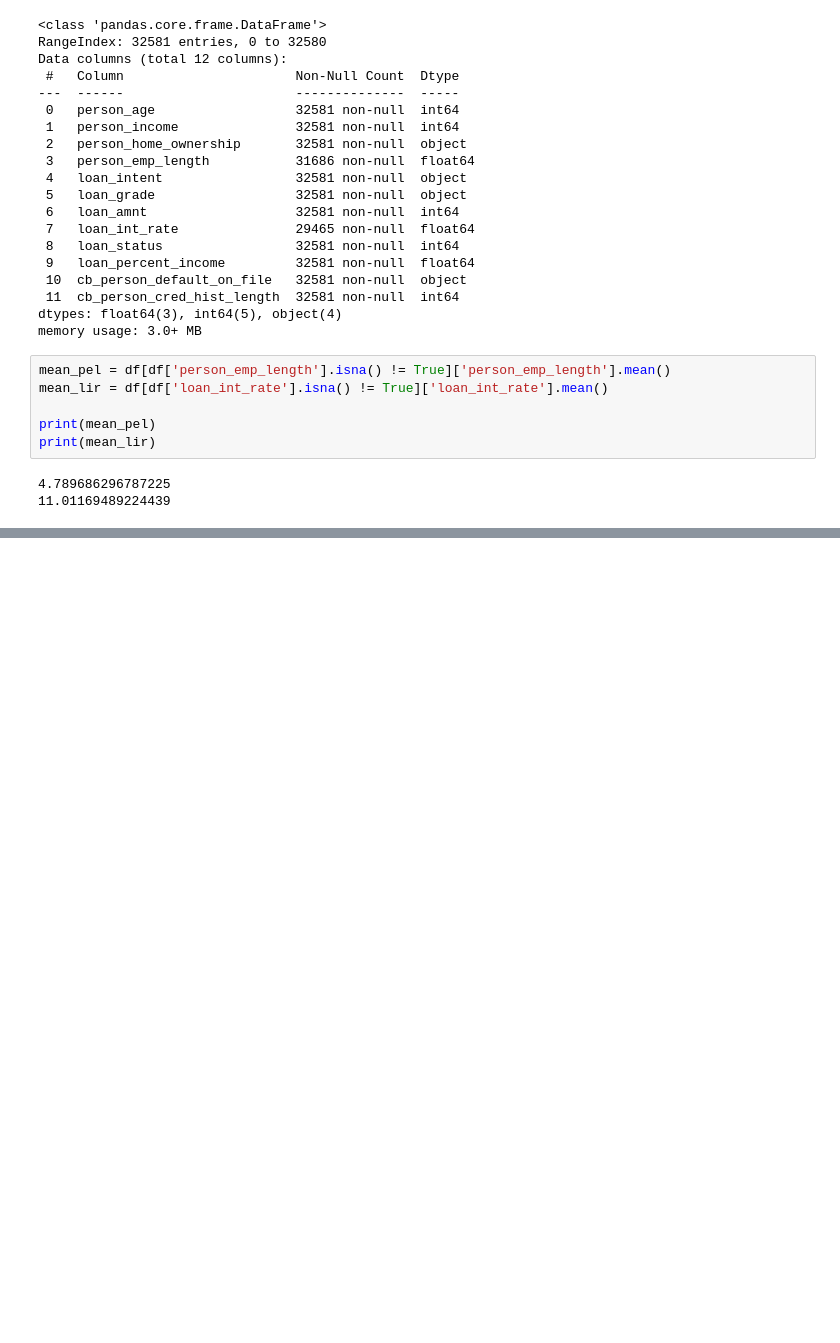
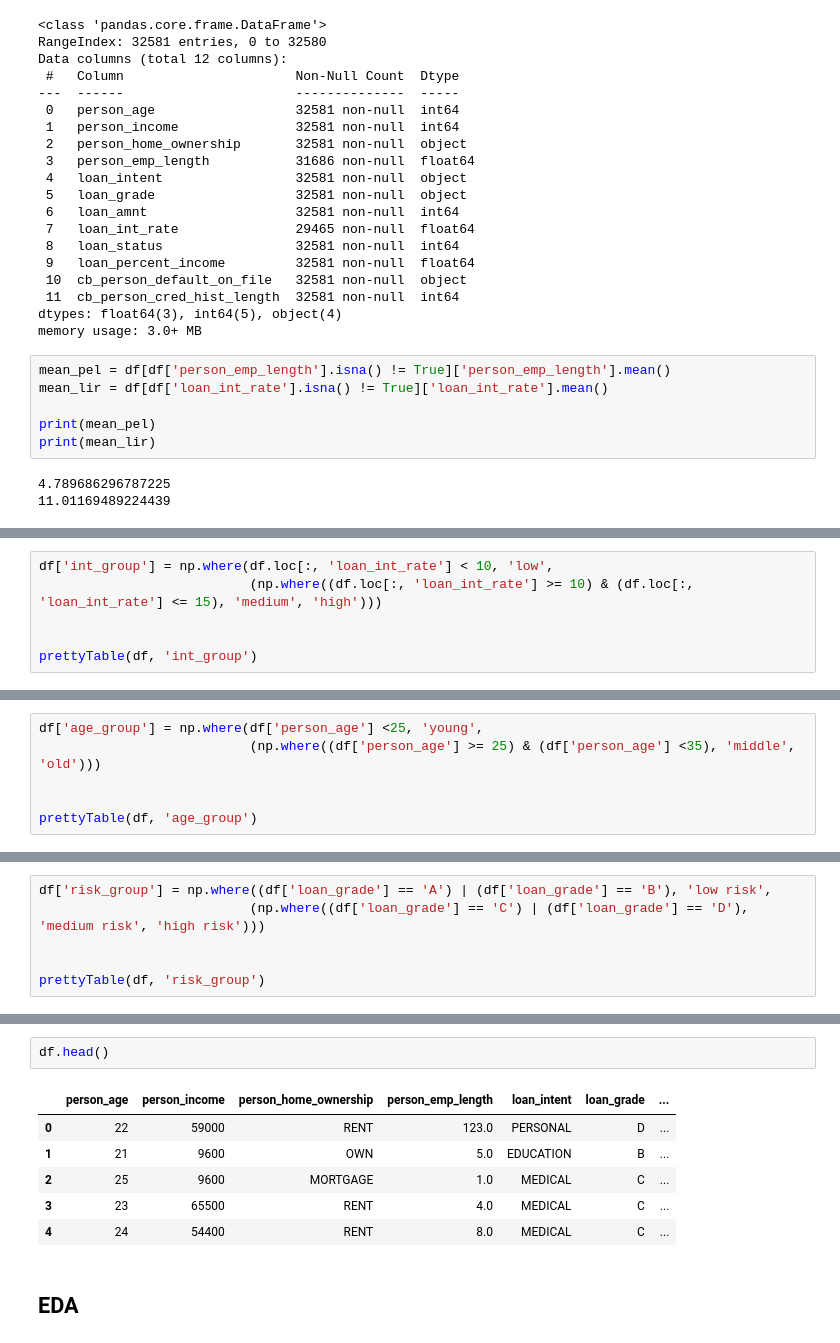
Before and after one commit to WickedoneC/Finance_Projects, a Jupyter notebook: Loan_Analysis/Loan_EDA.ipynb, the cells around one changed output, grey strips where cells are left out. Drawn from its saved outputs; the diff is of its cells as text; blank space fills up the shorter version.

```diff
--- a/Loan_Analysis/Loan_EDA.ipynb
+++ b/Loan_Analysis/Loan_EDA.ipynb
@@ -101,0 +189,6 @@ TypeError: 'Series' object cannot be interpreted as an integer
+# %%
+df['int_group'] = np.where(df.loc[:, 'loan_int_rate'] < 10, 'low',
+                           (np.where((df.loc[:, 'loan_int_rate'] >= 10) & (df.loc[:, 'loan_int_rate'] <= 15), 'medium', 'high')))
+
+
+prettyTable(df, 'int_group')
@@ -101,0 +205,6 @@ TypeError: 'Series' object cannot be interpreted as an integer
+# %%
+df['age_group'] = np.where(df['person_age'] <25, 'young',
+                           (np.where((df['person_age'] >= 25) & (df['person_age'] <35), 'middle', 'old')))
+
+
+prettyTable(df, 'age_group')
@@ -101,0 +221,6 @@ TypeError: 'Series' object cannot be interpreted as an integer
+# %%
+df['risk_group'] = np.where((df['loan_grade'] == 'A') | (df['loan_grade'] == 'B'), 'low risk',
+                           (np.where((df['loan_grade'] == 'C') | (df['loan_grade'] == 'D'), 'medium risk', 'high risk')))
+
+
+prettyTable(df, 'risk_group')
@@ -101,0 +237,11 @@ TypeError: 'Series' object cannot be interpreted as an integer
+# %%
+df.head()
+# %% [output]
+|  | person_age | person_income | person_home_ownership | person_emp_length | loan_intent | loan_grade | ... |
+| 0 | 22 | 59000 | RENT | 123.0 | PERSONAL | D | ... |
+| 1 | 21 | 9600 | OWN | 5.0 | EDUCATION | B | ... |
+| 2 | 25 | 9600 | MORTGAGE | 1.0 | MEDICAL | C | ... |
+| 3 | 23 | 65500 | RENT | 4.0 | MEDICAL | C | ... |
+| 4 | 24 | 54400 | RENT | 8.0 | MEDICAL | C | ... |
+# %% [markdown]
+## EDA
```
Also changed, not shown: parts of 18 cells of this notebook.
